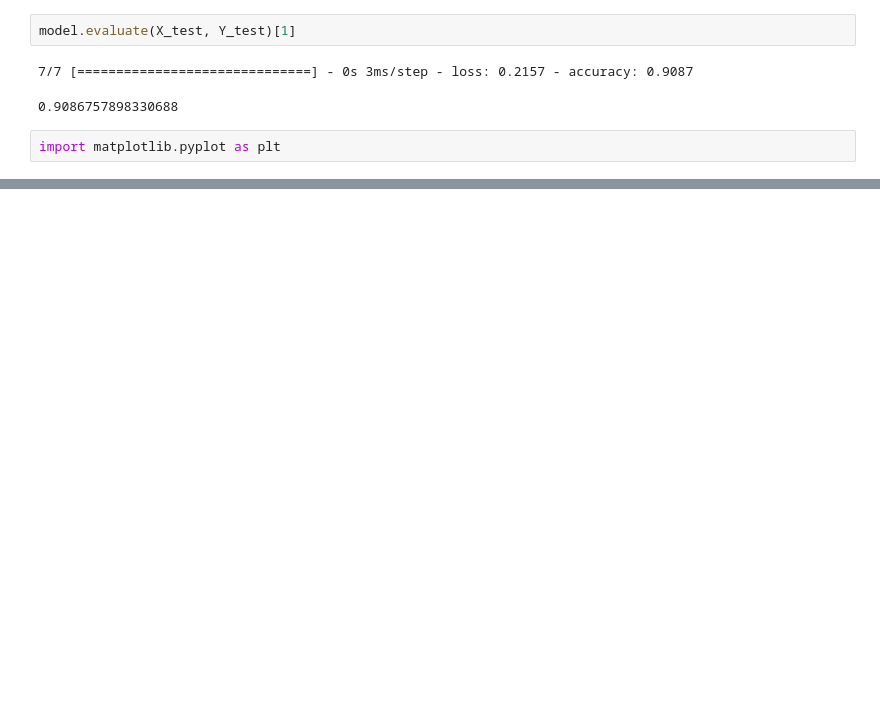
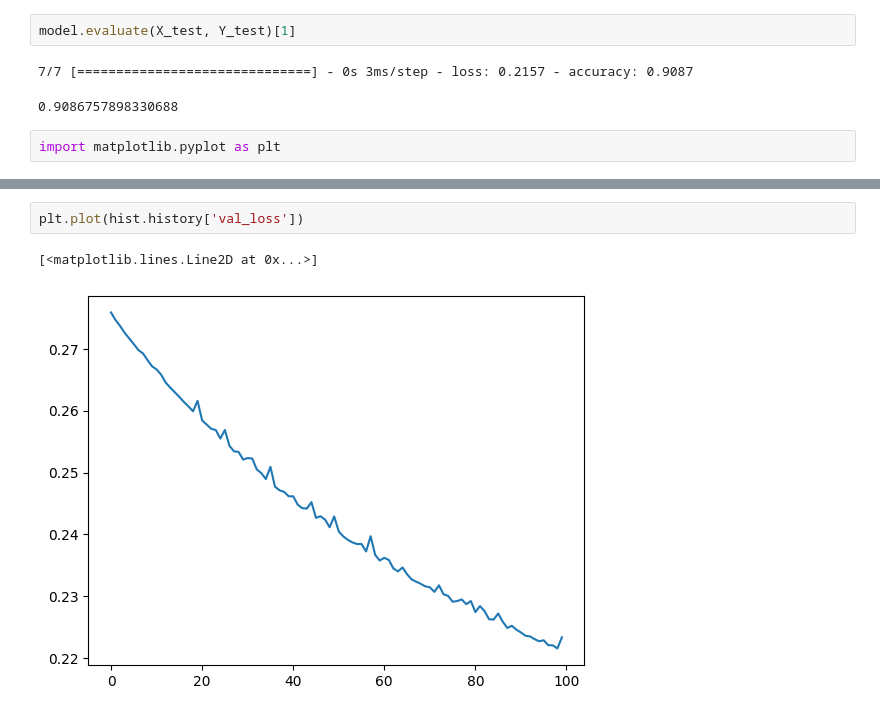
Before and after one commit to leemutai/Intro_to_datascience, a Jupyter notebook: neuralwithkeras.ipynb, the cells around one changed output, grey strips where cells are left out. Drawn from its saved outputs; the diff is of its cells as text; blank space fills up the shorter version.

```diff
--- a/neuralwithkeras.ipynb
+++ b/neuralwithkeras.ipynb
@@ -117,0 +134,5 @@ import matplotlib.pyplot as plt
+# %%
+plt.plot(hist.history['val_loss'])
+# %% [output]
+[<matplotlib.lines.Line2D at 0x...>]
+[figure, added]
```
Also changed, not shown: parts of 16 cells of this notebook.
